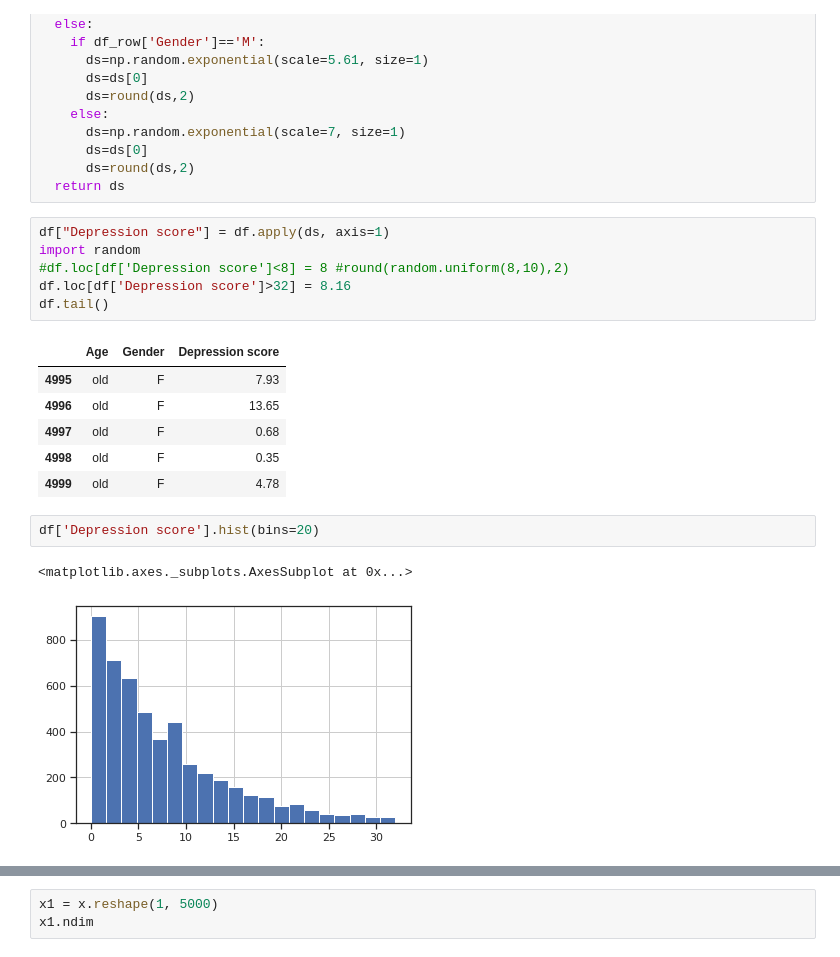
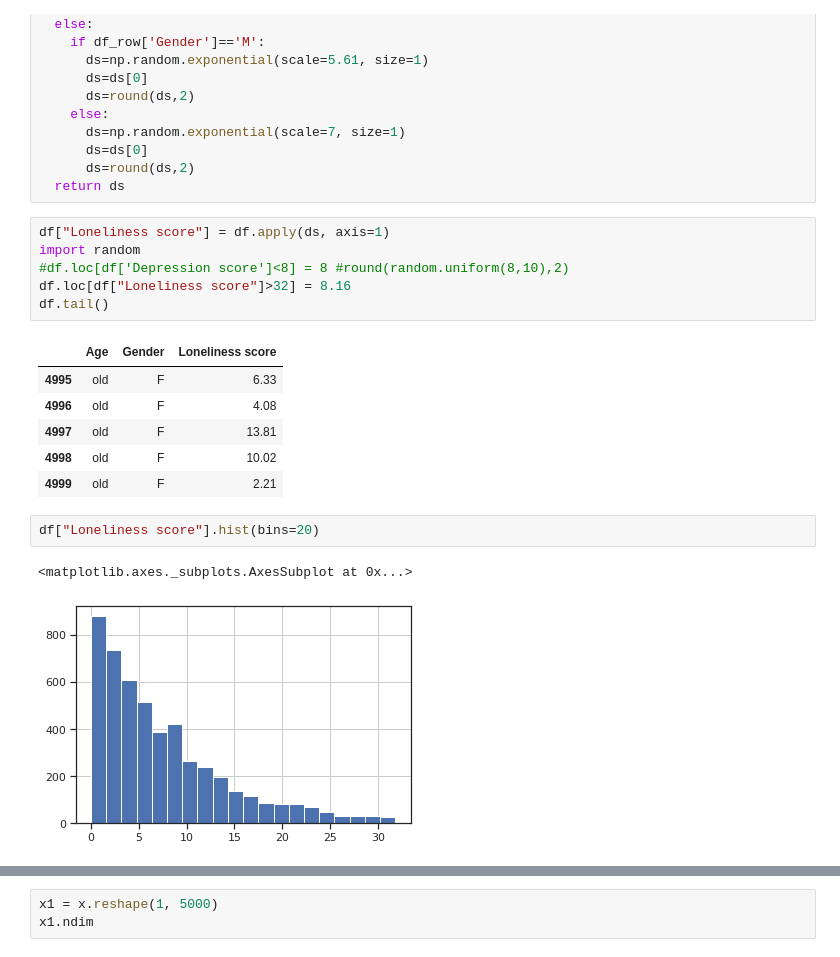
Before and after one commit to Morningspread/MITACS1, a Jupyter notebook: Sample_BCData.ipynb, the cells around one changed output, grey strips where cells are left out. Saved outputs shown, nothing was run; the diff lists cells and outputs as text.

```diff
--- a/Sample_BCData.ipynb
+++ b/Sample_BCData.ipynb
@@ -97,21 +101,21 @@ def ds(df_row):
       ds=round(ds,2)
   return ds
 # %%
-df["Depression score"] = df.apply(ds, axis=1)
+df["Loneliness score"] = df.apply(ds, axis=1)
 import random
 #df.loc[df['Depression score']<8] = 8 #round(random.uniform(8,10),2)
-df.loc[df['Depression score']>32] = 8.16
+df.loc[df["Loneliness score"]>32] = 8.16
 df.tail()
 # %% [output]
-|  | Age | Gender | Depression score |
-| 4995 | old | F | 7.93 |
-| 4996 | old | F | 13.65 |
-| 4997 | old | F | 0.68 |
-| 4998 | old | F | 0.35 |
-| 4999 | old | F | 4.78 |
+|  | Age | Gender | Loneliness score |
+| 4995 | old | F | 6.33 |
+| 4996 | old | F | 4.08 |
+| 4997 | old | F | 13.81 |
+| 4998 | old | F | 10.02 |
+| 4999 | old | F | 2.21 |
 # %%
-df['Depression score'].hist(bins=20)
+df["Loneliness score"].hist(bins=20)
 # %% [output]
 <matplotlib.axes._subplots.AxesSubplot at 0x...>
-[figure, old version]
+[figure, new version]
 # %%
```
Also changed, not shown: parts of 27 cells of this notebook.
